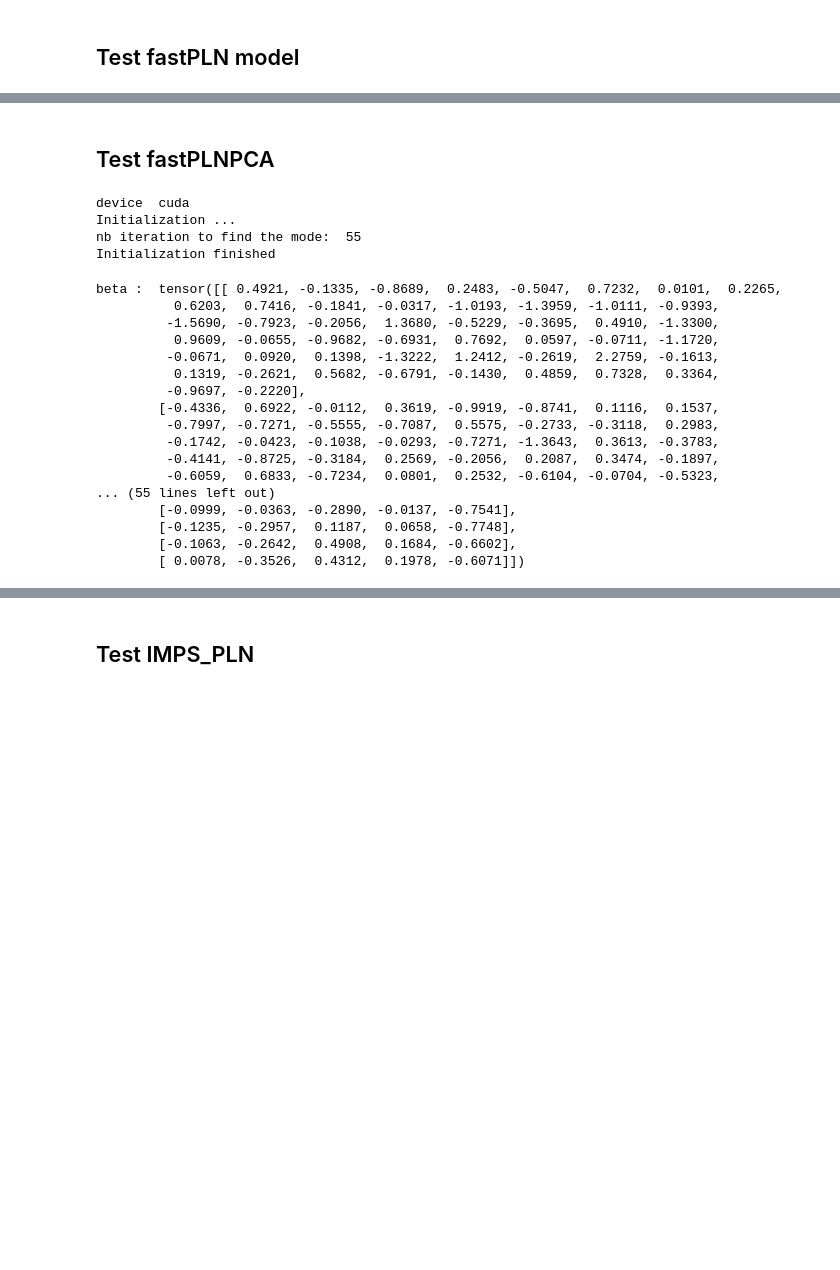
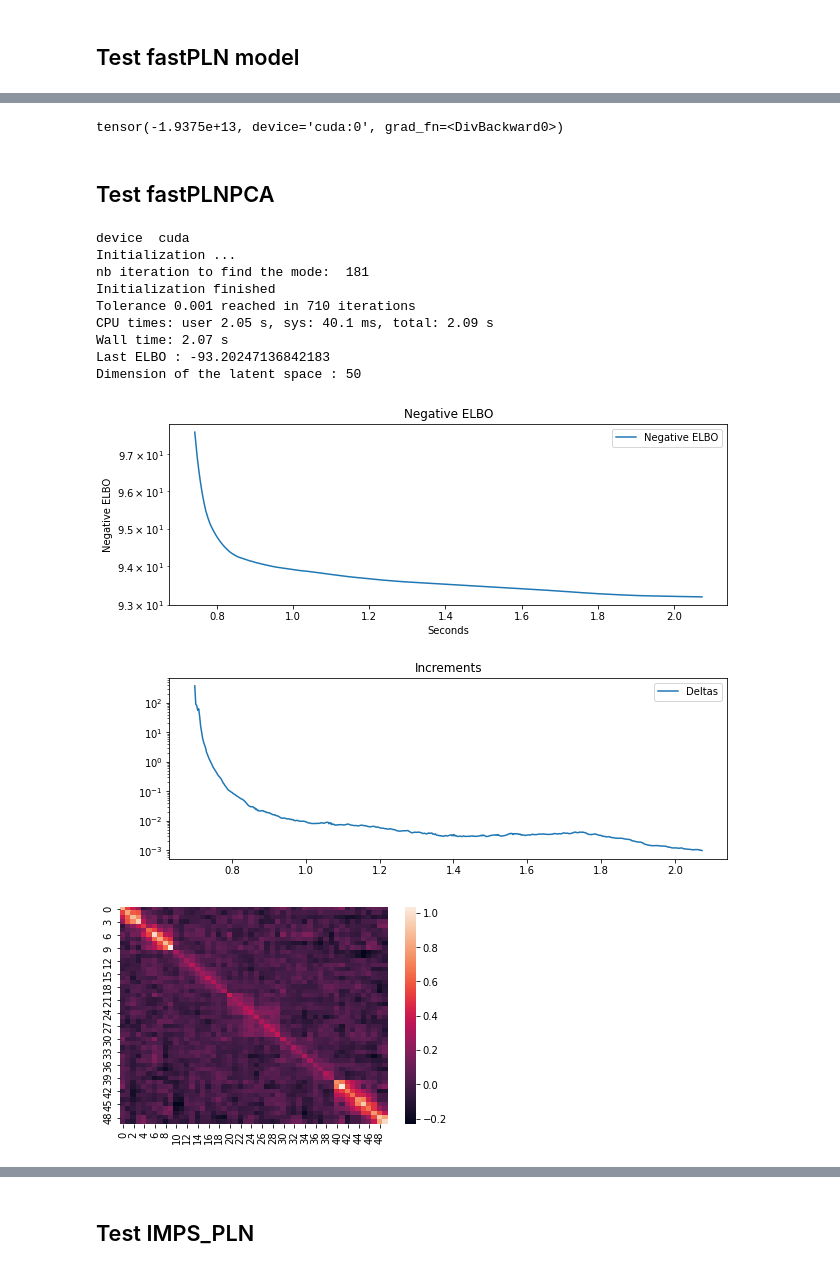
Before and after one commit to PLN-team/pyPLNmodels, a Jupyter notebook: test_PLN.ipynb, the cells around one changed output, grey strips where cells are left out. Cells and saved outputs as stored; diff of their text form; code cells hidden in the pictures; blank space fills up the shorter version.

```diff
--- a/test_PLN.ipynb
+++ b/test_PLN.ipynb
@@ -74,33 +86,27 @@ beta :  tensor([[ 0.5358, -0.0975, -0.9134,  0.2745, -0.4371,  0.7170, -0.0178,
+# %%
+pcaC = fastpca.get_C()
+pcaSigma = pcaC@(pcaC.T)
+#fast.Sigma = pcaSigma
+fast.compute_ELBO()/n
+#fast.compute_ELBO()
+#sns.heatmap(pcaSigma.cpu())
+# %% [output]
+tensor(-1.9375e+13, device='cuda:0', grad_fn=<DivBackward0>)
 # %% [markdown]
 ## Test fastPLNPCA
 # %%
-fastpca = fastPLNPCA(q = 5)
-fastpca.fit(Y,O,cov)
+fastpca = fastPLNPCA(q = p)
+%time fastpca.fit(Y,O,cov)
 print(fastpca)
 # %% [output]
 device  cuda
 Initialization ...
-nb iteration to find the mode:  55
+nb iteration to find the mode:  181
 Initialization finished
+Tolerance 0.001 reached in 710 iterations
+CPU times: user 2.05 s, sys: 40.1 ms, total: 2.09 s
+Wall time: 2.07 s
+Last ELBO : -93.20247136842183
+Dimension of the latent space : 50
+[figure, added]
+[figure, added]
-# %%
-print('beta : ', fastpca.get_beta())
-print('Sigma:', fastpca.get_Sigma())
-print('C : ', fastpca.get_C())
-# %% [output]
-beta :  tensor([[ 0.4921, -0.1335, -0.8689,  0.2483, -0.5047,  0.7232,  0.0101,  0.2265,
-          0.6203,  0.7416, -0.1841, -0.0317, -1.0193, -1.3959, -1.0111, -0.9393,
-         -1.5690, -0.7923, -0.2056,  1.3680, -0.5229, -0.3695,  0.4910, -1.3300,
-          0.9609, -0.0655, -0.9682, -0.6931,  0.7692,  0.0597, -0.0711, -1.1720,
-         -0.0671,  0.0920,  0.1398, -1.3222,  1.2412, -0.2619,  2.2759, -0.1613,
-          0.1319, -0.2621,  0.5682, -0.6791, -0.1430,  0.4859,  0.7328,  0.3364,
-         -0.9697, -0.2220],
-        [-0.4336,  0.6922, -0.0112,  0.3619, -0.9919, -0.8741,  0.1116,  0.1537,
-         -0.7997, -0.7271, -0.5555, -0.7087,  0.5575, -0.2733, -0.3118,  0.2983,
-         -0.1742, -0.0423, -0.1038, -0.0293, -0.7271, -1.3643,  0.3613, -0.3783,
-         -0.4141, -0.8725, -0.3184,  0.2569, -0.2056,  0.2087,  0.3474, -0.1897,
-         -0.6059,  0.6833, -0.7234,  0.0801,  0.2532, -0.6104, -0.0704, -0.5323,
-... (55 lines left out)
-        [-0.0999, -0.0363, -0.2890, -0.0137, -0.7541],
-        [-0.1235, -0.2957,  0.1187,  0.0658, -0.7748],
-        [-0.1063, -0.2642,  0.4908,  0.1684, -0.6602],
-        [ 0.0078, -0.3526,  0.4312,  0.1978, -0.6071]])
```
Also changed, not shown: parts of 11 cells of this notebook, 23 other files.
